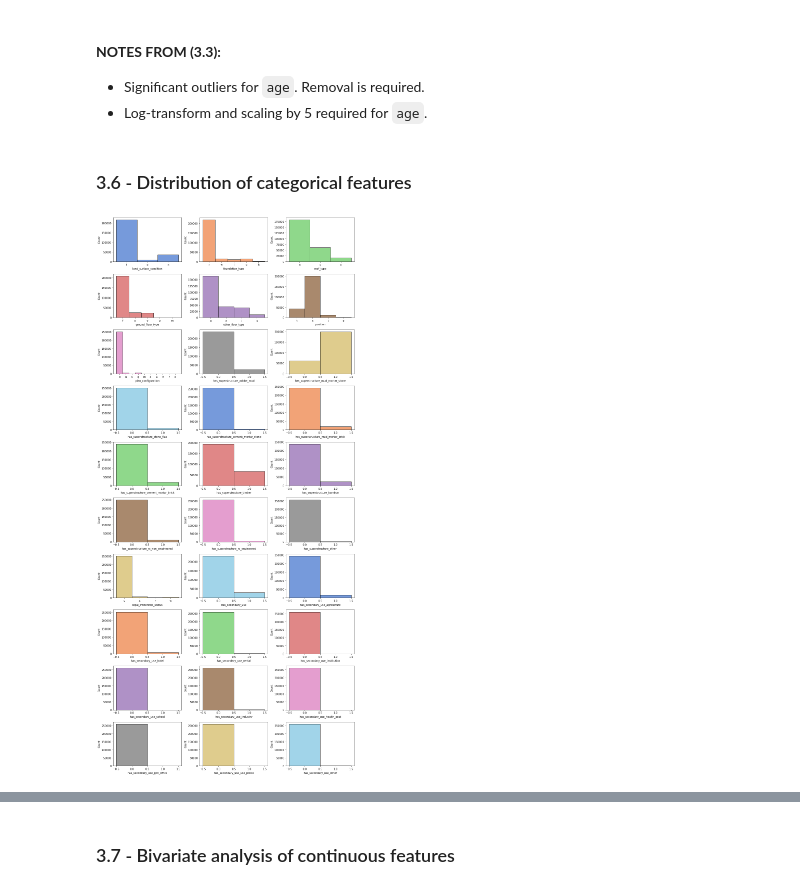
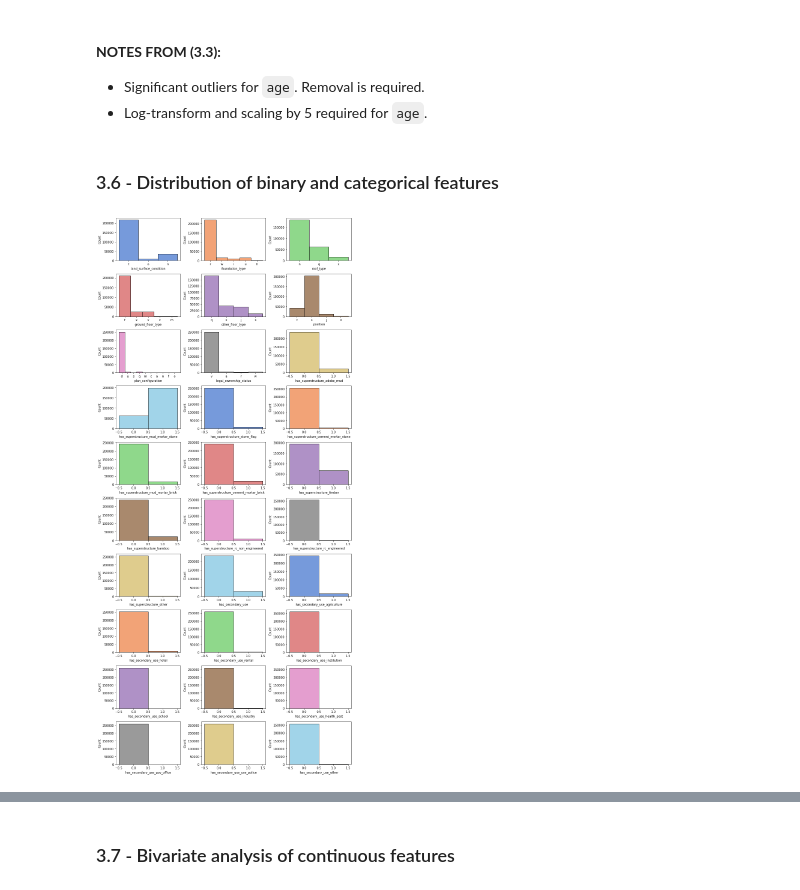
Before and after one commit to patohdzs/datadventures, a Jupyter notebook: shakes-and-quakes/earthquakes.ipynb, the cells around one changed output, grey strips where cells are left out. Saved outputs shown, nothing was run; the diff lists cells and outputs as text; code cells hidden in the pictures.

```diff
--- a/shakes-and-quakes/earthquakes.ipynb
+++ b/shakes-and-quakes/earthquakes.ipynb
@@ -266,13 +258,12 @@ data[cont_feats].describe()
 # %%
 # Plotting distribution of data for continuous features
-fig, axs = plt.subplots(2, 3)
-fig.set_size_inches(12, 6)
-for i in range(len(cont_feats)):
-    sns.kdeplot(data[cont_feats].iloc[:, i].dropna(),
-                ax=axs[i//3, i % 3],
+fig, axs = plt.subplots(1,2)
+fig.set_size_inches(12, 4)
+for i,feat in enumerate(cont_feats):
+    sns.kdeplot(data[feat],
+                ax=axs[i],
                 color=standard_palette[i],
-                fill=True,
-                bw_adjust=0.2)
+                fill=True)
 
 plt.tight_layout()
 # %% [output]
@@ -299,10 +291,10 @@ data[count_feats].describe()
 # %%
-# Plotting distribution of data for discrete features
+# Plotting distribution of data for count features
 fig, axs = plt.subplots(1, 3)
 fig.set_size_inches(12, 4)
-for i in range(len(count_feats)):
-    sns.histplot(x=data[count_feats].iloc[:, i].dropna(),
-                 ax=axs[i % 3],
+for i,feat in enumerate(count_feats):
+    sns.histplot(x=data[feat],
+                 ax=axs[i],
                  color=standard_palette[i],
                  discrete=True)
 
@@ -328,17 +320,17 @@ plt.show()
 * Significant outliers for `age`. Removal is required.
 * Log-transform and scaling by 5 required for `age`.
 # %% [markdown]
-### 3.6 - Distribution of categorical features
+### 3.6 - Distribution of binary and categorical features
 # %%
 # Plotting distribution of data for categorical features
 fig, axs = plt.subplots(10, 3)
-fig.set_size_inches(14, 30)
-for i in range(len(cat_feats)):
-    p = sns.histplot(x=data[cat_feats].iloc[:, i].dropna(),
-                     ax=axs[i//3, i % 3],
-                     discrete=True,
-                     color=standard_palette[i])
+fig.set_size_inches(12, 26)
+for i,feat in enumerate(cat_feats+binary_feats):
+    sns.histplot(x=data[feat],
+                 ax=axs[i//3, i % 3],
+                 discrete=True,
+                 color=standard_palette[i])
 
 plt.tight_layout()
 # %% [output]
-[figure, old version]
+[figure, new version]
```
Also changed, not shown: parts of 33 cells of this notebook, 10 other files.
